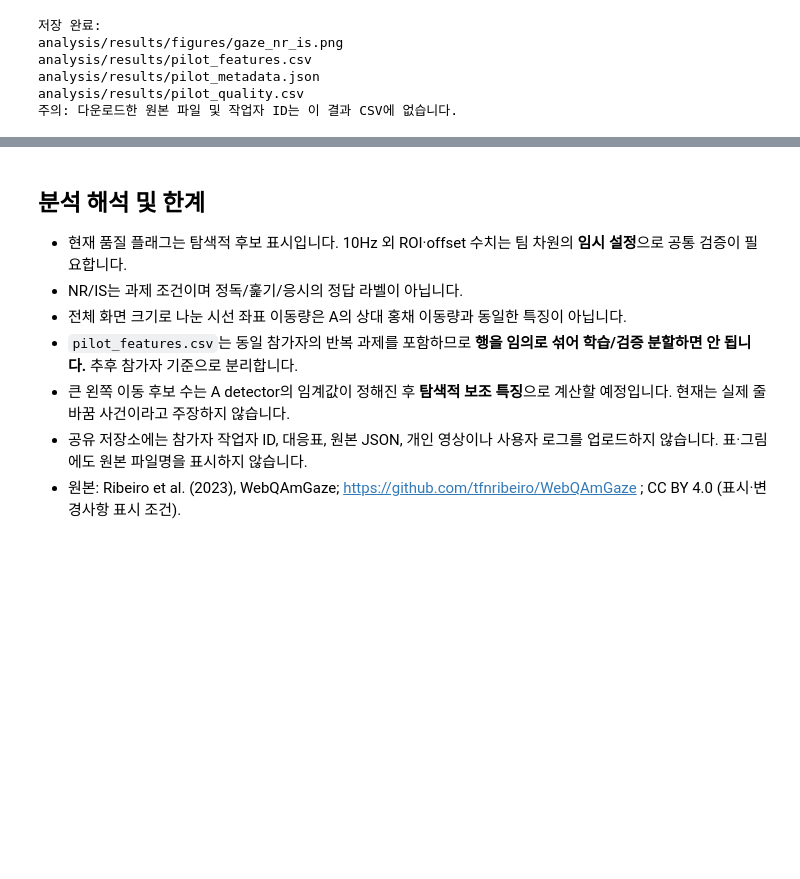
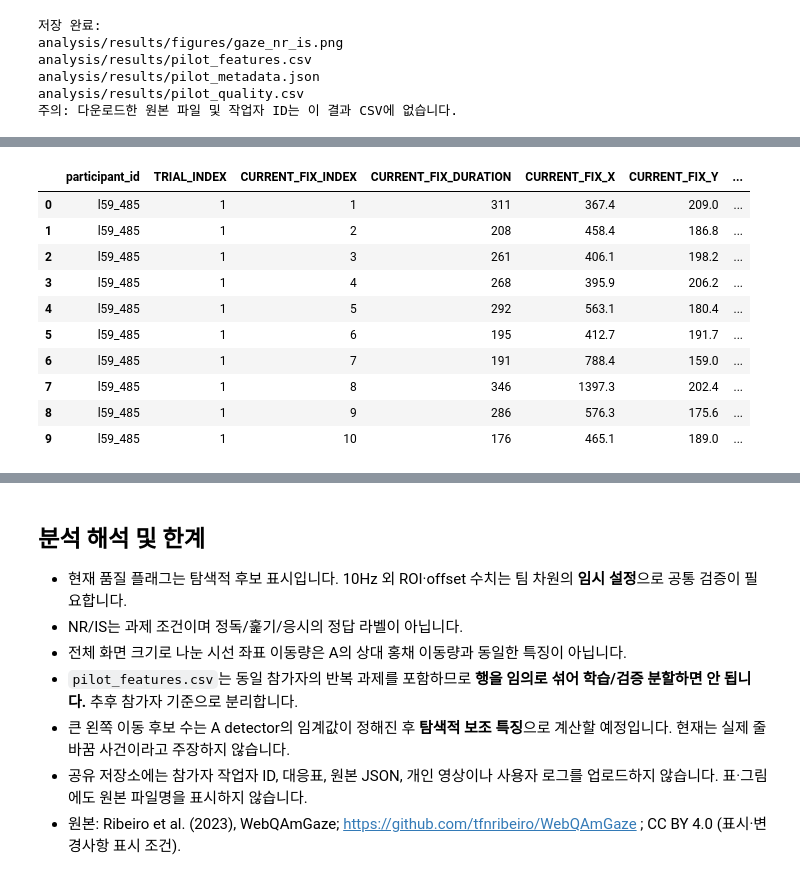
Before and after one commit to kuyhxl/NunDojang, a Jupyter notebook: analysis/notebooks/01_webqamgaze_pilot.ipynb, the cells around one changed output, grey strips where cells are left out. Drawn from its saved outputs; the diff is of its cells as text; code cells hidden in the pictures; blank space fills up the shorter version.

```diff
--- a/analysis/notebooks/01_webqamgaze_pilot.ipynb
+++ b/analysis/notebooks/01_webqamgaze_pilot.ipynb
@@ -246,0 +1512,76 @@ analysis/results/pilot_quality.csv
+# %%
+
+# STEP 15: OneStop 시선 고정 분석에 필요한 열 확인
+
+import pandas as pd
+import zipfile
+from pathlib import Path
+
+folder = Path("analysis/data/raw/onestop")
+
+datasets = {
+    "Ordinary Reading": folder / "ordinary.zip",
+    "Information Seeking": folder / "information_seeking.zip"
+}
+
+wanted_columns = [
+    "participant_id",
+    "TRIAL_INDEX",
+    "CURRENT_FIX_INDEX",
+    "CURRENT_FIX_DURATION",
+    "CURRENT_FIX_X",
+    "CURRENT_FIX_Y",
+    "CURRENT_FIX_START",
+    "CURRENT_FIX_END",
+    "CURRENT_FIX_INTEREST_AREA_LABEL"
+]
+
+for condition, zip_path in datasets.items():
+
+    print("\n==========", condition, "==========")
+
+    with zipfile.ZipFile(zip_path) as z:
+
+        csv_name = next(
+            name for name in z.namelist()
+            if name.endswith(".csv")
+            and not name.startswith("__MACOSX")
+        )
+
+        with z.open(csv_name) as f:
+            df = pd.read_csv(
+                f,
+                nrows=100,
+                na_values=["."],
+                low_memory=False
+            )
+
+    available = [
+        col for col in wanted_columns
+        if col in df.columns
+    ]
+
+    missing = [
+        col for col in wanted_columns
+        if col not in df.columns
+    ]
+
+    print("\n분석에 사용할 수 있는 열:")
+    print(available)
+
+    print("\n현재 이름으로 찾지 못한 열:")
+    print(missing)
+
+    print("\n데이터 예시 (처음 10행):")
+    display(df[available].head(10))
+
+    print("\n글 및 과제 관련 열:")
+    related = [
+        col for col in df.columns
+        if any(word in col.upper() for word in [
+            "TRIAL", "TEXT", "PARAGRAPH",
+            "ITEM", "CONDITION"
+        ])
+    ]
+    print(related[:40])
+# %% [output]
@@ -246,0 +1597,11 @@ analysis/results/pilot_quality.csv
+|  | participant_id | TRIAL_INDEX | CURRENT_FIX_INDEX | CURRENT_FIX_DURATION | CURRENT_FIX_X | CURRENT_FIX_Y | ... |
+| 0 | l59_485 | 1 | 1 | 311 | 367.4 | 209.0 | ... |
+| 1 | l59_485 | 1 | 2 | 208 | 458.4 | 186.8 | ... |
+| 2 | l59_485 | 1 | 3 | 261 | 406.1 | 198.2 | ... |
+| 3 | l59_485 | 1 | 4 | 268 | 395.9 | 206.2 | ... |
+| 4 | l59_485 | 1 | 5 | 292 | 563.1 | 180.4 | ... |
+| 5 | l59_485 | 1 | 6 | 195 | 412.7 | 191.7 | ... |
+| 6 | l59_485 | 1 | 7 | 191 | 788.4 | 159.0 | ... |
+| 7 | l59_485 | 1 | 8 | 346 | 1397.3 | 202.4 | ... |
+| 8 | l59_485 | 1 | 9 | 286 | 576.3 | 175.6 | ... |
+| 9 | l59_485 | 1 | 10 | 176 | 465.1 | 189.0 | ... |
```
Also changed, not shown: parts of 20 cells of this notebook.
